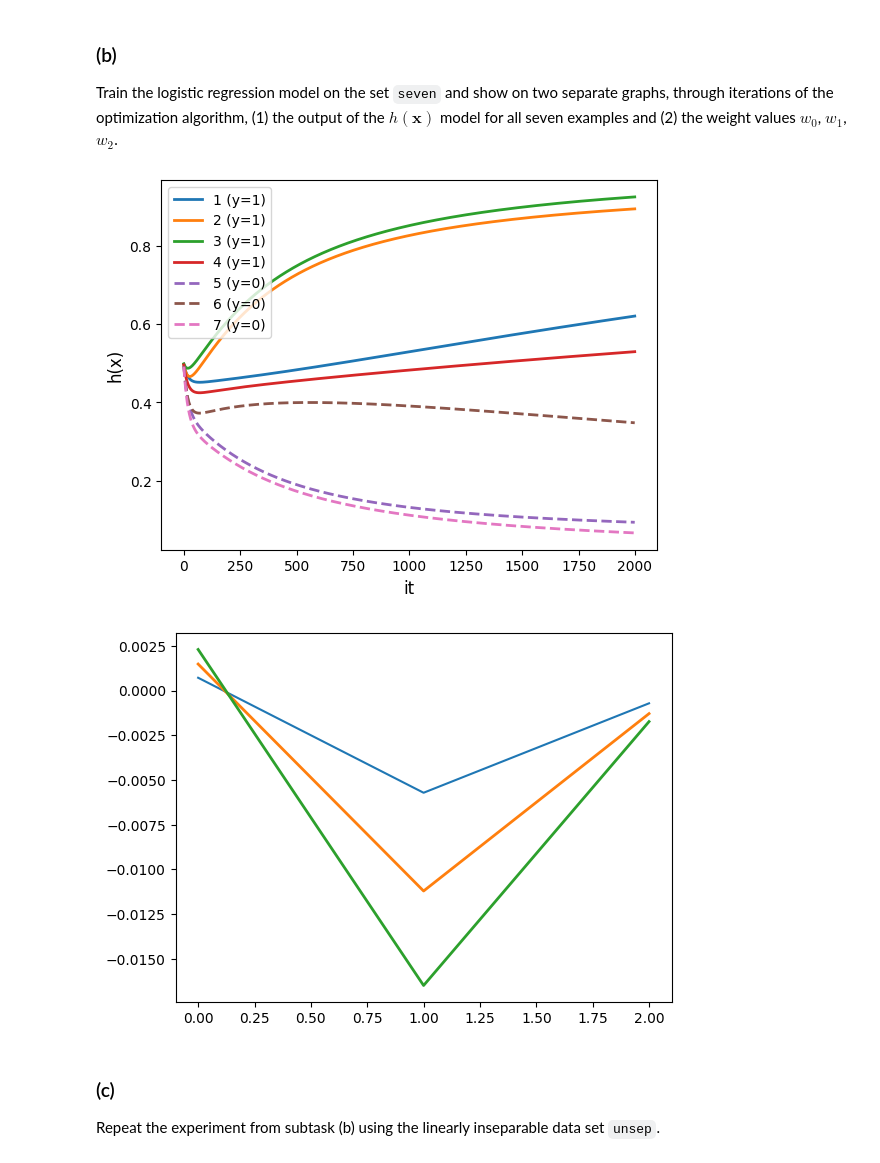
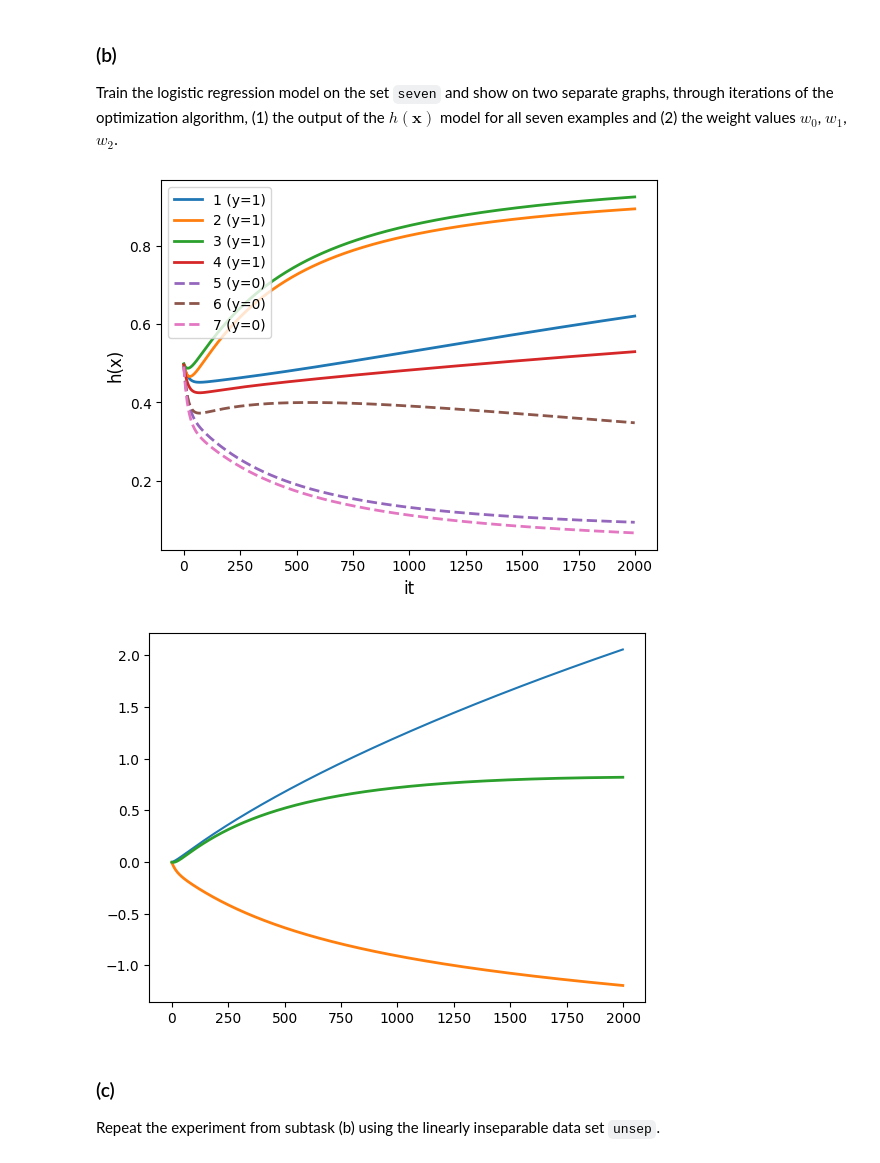
Before and after one commit to Emsamax/ML_croatia, a Jupyter notebook: ML1-2025-LAB2.ipynb, the cells around one changed output. Cells and saved outputs as stored; diff of their text form; code cells hidden in the pictures.

```diff
--- a/ML1-2025-LAB2.ipynb
+++ b/ML1-2025-LAB2.ipynb
@@ -409,40 +409,40 @@ Train the logistic regression model on the set `seven` and show on two separate
 # %%
 seven_X = np.array([[2,1], [2,3], [1,2], [3,2], [5,2], [5,4], [6,3]])
 seven_y = np.array([1, 1, 1, 1, 0, 0, 0])
 
 w_final, w_list = lr_train(seven_X, seven_y, max_iter=2000, eta=0.01, trace=True,epsilon=1e-8)
 #add bias
 X_bias = np.c_[np.ones(seven_X.shape[0]), seven_X]
 number_examples = seven_X.shape[0]
 
 hx = []
 for i, w in enumerate(w_list):
     hx.append(sigmoid(X_bias @ w))
 
 for i in range(number_examples):
     hx_examples = []
     for j in range(len(hx)):
         hx_examples.append(hx[j][i])
     label = f"{i+1} (y={seven_y[i]})"
     linestyle = '-' if seven_y[i] == 1 else '--'
     plt.plot(hx_examples, label=label, linestyle=linestyle, linewidth=2)
 
 plt.xlabel("it", fontsize=12)
 plt.ylabel("h(x)", fontsize=12)
 plt.legend()
 plt.show()
 
-w0 = w_list[0]
-w1 = w_list[1]
-w2 = w_list[2]
+w0_values = [w[0] for w in w_list]
+w1_values = [w[1] for w in w_list]
+w2_values = [w[2] for w in w_list]
 
-plt.plot(w0, label="w0=biais")
-plt.plot(w1, label="w1", linewidth=2)
-plt.plot(w2, label="w2", linewidth=2)
+plt.plot(w0_values, label="w0=biais")
+plt.plot(w1_values, label="w1", linewidth=2)
+plt.plot(w2_values, label="w2", linewidth=2)
 plt.show()
 # %% [output]
 [figure]
-[figure, old version]
+[figure, new version]
 # %% [markdown]
 ### (c)
 
```
Also changed, not shown: parts of 1 cell of this notebook.
